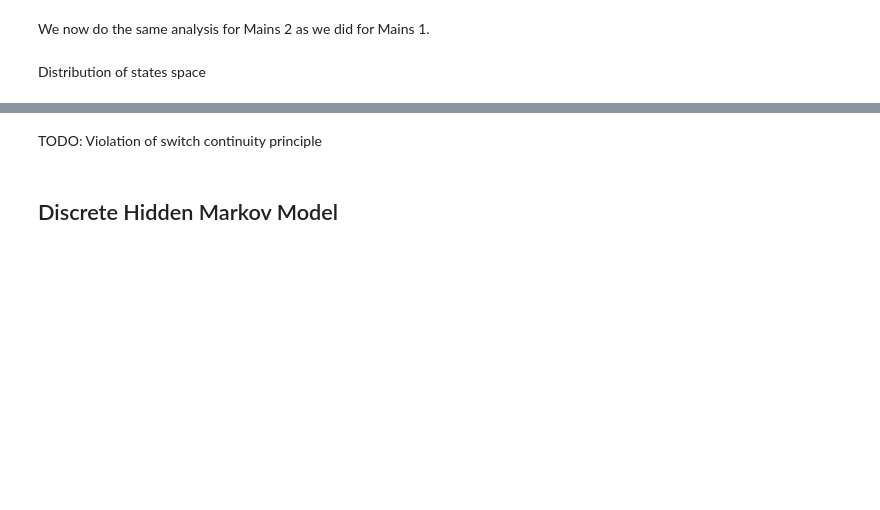
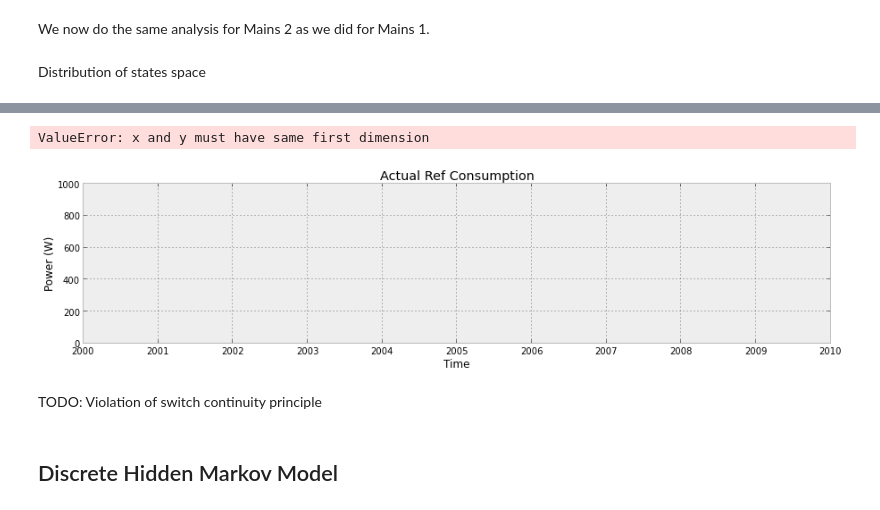
Before and after one commit to nipunbatra/nilm, a Jupyter notebook: REDD_House2_Analysis.ipynb, the cells around one changed output, grey strips where cells are left out. Cells and saved outputs as stored; diff of their text form; code cells hidden in the pictures; blank space fills up the shorter version.

Commit message:
Added analysis for mains 2

```diff
--- a/REDD_House2_Analysis.ipynb
+++ b/REDD_House2_Analysis.ipynb
@@ -1219,8 +1219,8 @@ def find_nearest_positive(array,value):
 # %%
 residual_power_mains_1_positive=np.zeros(len(filtered_mains_1_power))
 states_idx_positive=np.zeros(len(filtered_mains_1_power))
-#residual_power_mains_2=np.zeros(len(filtered_mains_2_power))
-#states_idx_2=np.zeros(len(filtered_mains_2_power))
+residual_power_mains_2=np.zeros(len(filtered_mains_2_power))
+states_idx_2=np.zeros(len(filtered_mains_2_power))
 for i in range(len(filtered_mains_1_power)):
     [states_idx_positive[i],residual_power_mains_1_positive[i]]=find_nearest_positive(sum_combination,filtered_mains_1_power[i])
 # %%
@@ -1653,5 +1661,5 @@ hist(b,100);
 # %%
-length_sequence=len(filtered_downsampled_mains_2)
+length_sequence=len(filtered_mains_2_power)
 co_ref_states=np.zeros(length_sequence,dtype=np.int)
 co_ref_power=np.zeros(length_sequence)
 co_micro_states=np.zeros(length_sequence,dtype=np.int)
@@ -1659,8 +1667,8 @@ co_micro_power=np.zeros(length_sequence)
 co_lighting_states=np.zeros(length_sequence,dtype=np.int)
 co_lighting_power=np.zeros(length_sequence)
 # %%
-for i in range(len(filtered_downsampled_mains_2)):
-    [states_idx_2[i],residual_power_mains_2[i]]=find_nearest(sum_combination_2,filtered_downsampled_mains_2[i])
+for i in range(len(filtered_mains_2_power)):
+    [states_idx_2[i],residual_power_mains_2[i]]=find_nearest(sum_combination_2,filtered_mains_2_power[i])
 # %%
 title('Residual Power Mains 2');
 xlabel('Time');
@@ -1697,16 +1707,19 @@ for i in range(length_sequence):
 # %%
 plt.subplot(2,1,1)
 ylim((0,1000))
 plt.title('Actual Ref Consumption')
 plt.xlabel('Time');
 plt.ylabel('Power (W)');
 subplots_adjust(hspace=.5)
-plt.plot(downsampled_timestamp_appliance_date,downsampled_refrigerator)
+plt.plot(df_appliances_minute.refrigerator.index.to_pydatetime(),df_appliances.refrigerator.values)
 plt.subplot(2,1,2)
 plt.xlabel('Time');
 plt.ylabel('Power (W)');
 plt.title('Predicted Ref Consumption (CO)')
-plt.plot(downsampled_timestamp_appliance_date,co_ref_power);
+plt.plot(df_appliances_minute.refrigerator.index.to_pydatetime(),co_ref_power);
+# %% [output]
+ValueError: x and y must have same first dimension
+[figure, added]
 # %%
 plt.subplot(2,1,1)
 plt.title('Actual Lighting Consumption')
```
Also changed, not shown: parts of 4 cells of this notebook, 1 other file.
